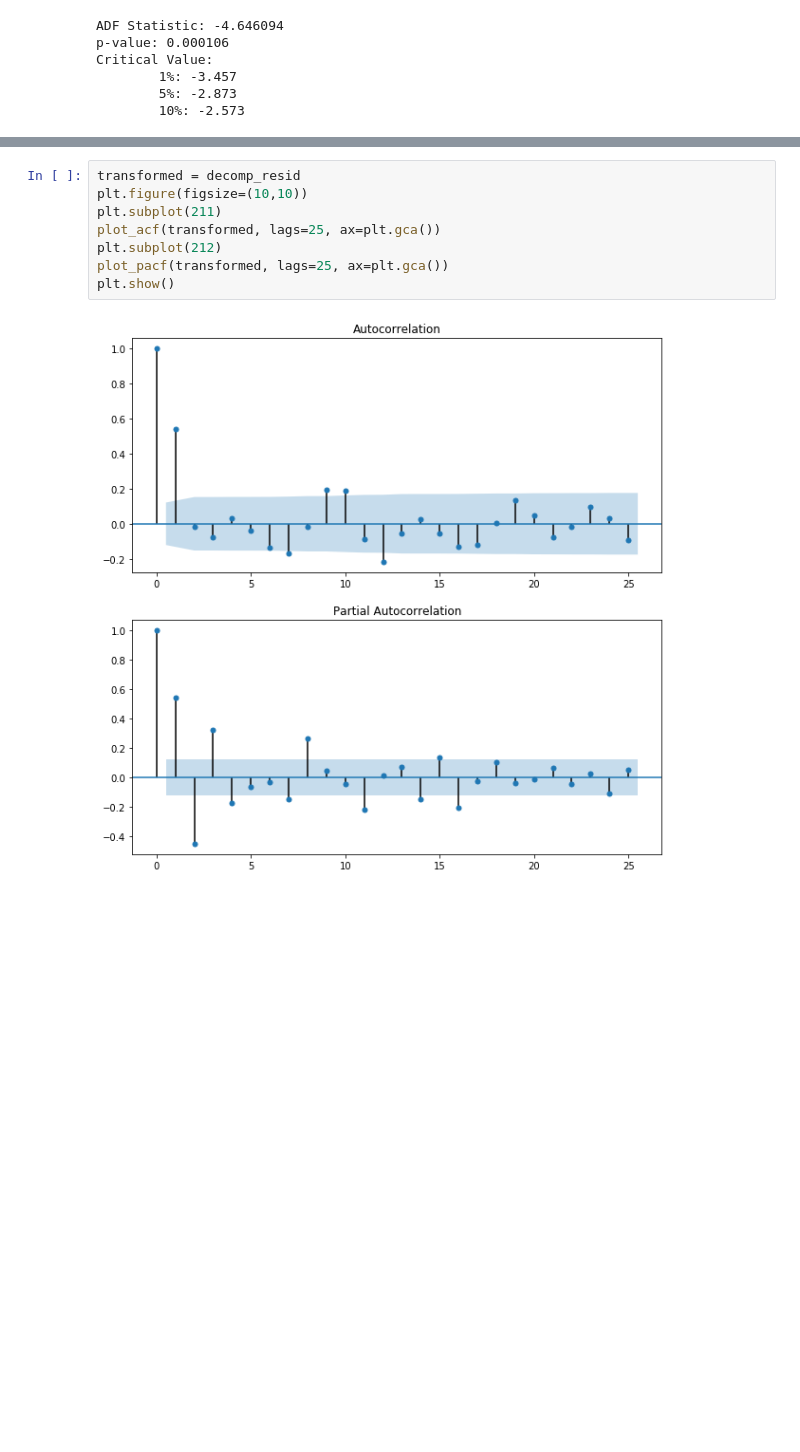
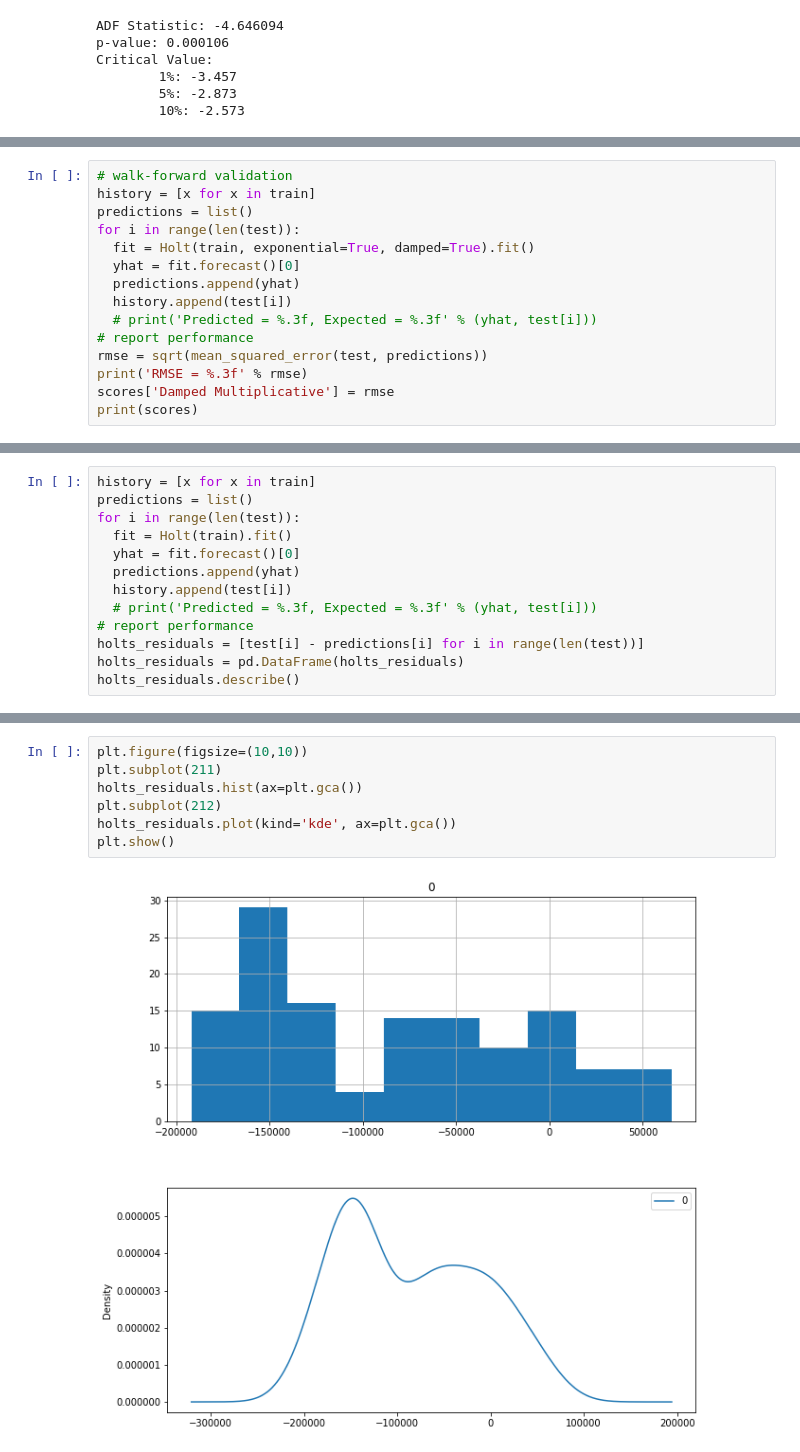
Before and after one commit to psylanrex/notebooks, a Jupyter notebook: fv_modeling.ipynb, the cells around one changed output, grey strips where cells are left out. Cells and saved outputs as stored; diff of their text form; blank space fills up the shorter version.

```diff
--- a/fv_modeling.ipynb
+++ b/fv_modeling.ipynb
@@ -372,0 +441,15 @@ def inverse_decompose(decomp_item, yhat):
+# %%
+# walk-forward validation
+history = [x for x in train]
+predictions = list()
+for i in range(len(test)):
+  fit = Holt(train, exponential=True, damped=True).fit()
+  yhat = fit.forecast()[0]
+  predictions.append(yhat)
+  history.append(test[i])
+  # print('Predicted = %.3f, Expected = %.3f' % (yhat, test[i]))
+# report performance
+rmse = sqrt(mean_squared_error(test, predictions))
+print('RMSE = %.3f' % rmse)
+scores['Damped Multiplicative'] = rmse
+print(scores)
@@ -372,0 +465,13 @@ def inverse_decompose(decomp_item, yhat):
+# %%
+history = [x for x in train]
+predictions = list()
+for i in range(len(test)):
+  fit = Holt(train).fit()
+  yhat = fit.forecast()[0]
+  predictions.append(yhat)
+  history.append(test[i])
+  # print('Predicted = %.3f, Expected = %.3f' % (yhat, test[i]))
+# report performance
+holts_residuals = [test[i] - predictions[i] for i in range(len(test))]
+holts_residuals = pd.DataFrame(holts_residuals)
+holts_residuals.describe()
@@ -373,10 +488,9 @@ def inverse_decompose(decomp_item, yhat):
 # %%
-transformed = decomp_resid
 plt.figure(figsize=(10,10))
 plt.subplot(211)
-plot_acf(transformed, lags=25, ax=plt.gca())
+holts_residuals.hist(ax=plt.gca())
 plt.subplot(212)
-plot_pacf(transformed, lags=25, ax=plt.gca())
+holts_residuals.plot(kind='kde', ax=plt.gca())
 plt.show()
 # %% [output]
-[figure, old version]
+[figure, new version]
```
Also changed, not shown: parts of 31 cells of this notebook.
